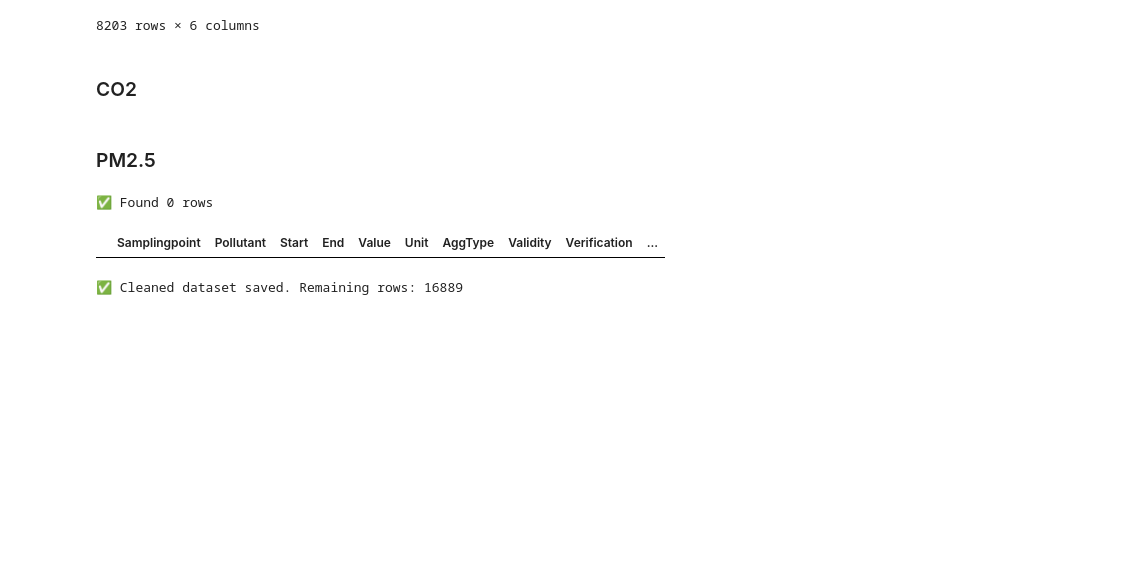
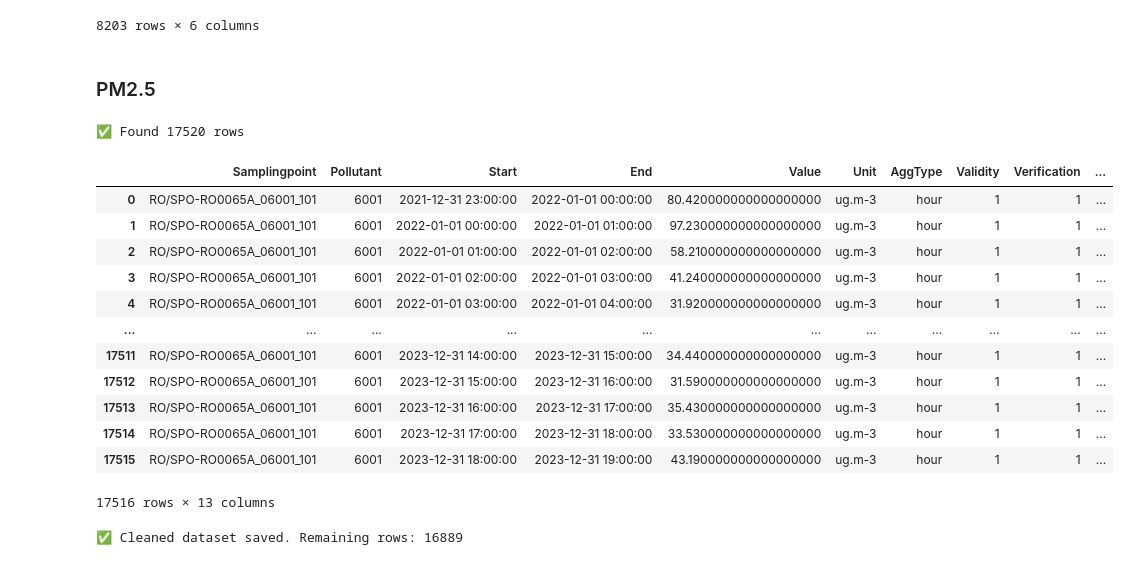
Before and after one commit to HemisCoding/bucharest-pollution-detector, a Jupyter notebook: notebooks/Pollution_Factors Data Collection.ipynb, the cells around one changed output. Cells and saved outputs as stored; diff of their text form; code cells hidden in the pictures; blank space fills up the shorter version.

```diff
--- a/notebooks/Pollution_Factors Data Collection.ipynb
+++ b/notebooks/Pollution_Factors Data Collection.ipynb
@@ -226,5 +80,3 @@ df_pm10_filtered.head(-4)
 | 8201 | 2022-12-22 03:00:00 | 2022-12-22 04:00:00 | 46.460000000000000000 | ug.m-3 | 44.444925 | 26.127289 |
 | 8202 | 2022-12-22 04:00:00 | 2022-12-22 05:00:00 | 46.460000000000000000 | ug.m-3 | 44.444925 | 26.127289 |
 8203 rows × 6 columns
-# %% [markdown]
-### CO2
@@ -250,28 +85,42 @@ df_pm10_filtered.head(-4)
 # %%
 import pandas as pd
 from pathlib import Path
 
 # Folder where your files are
 folder = Path("../data/Checking data/pm25_2013-2023")
 
 # Match all files named file1.parquet to file6.parquet
 files = sorted(folder.glob("SPO-*.parquet"))
 
 # Read and concatenate them
 dfs = [pd.read_parquet(f) for f in files]
 df_all = pd.concat(dfs, ignore_index=True)
 
 # Extract station code from Samplingpoint
 df_all["station_code"] = df_all["Samplingpoint"].str.extract(r"(RO\d{4}A)")
 
-# Filter only for RO0070A (B-6)
-df_b4 = df_all[df_all["station_code"] == "RO0066A"].copy()
+# Filter only for RO0065A
+df_b4 = df_all[df_all["station_code"] == "RO0065A"].copy()
 
 print(f"✅ Found {len(df_b4)} rows")
 df_b4.head(-4)
+
+#Acesti pasi au fost facuti pentru fiecare statie in parte
 # %% [output]
-✅ Found 0 rows
+✅ Found 17520 rows
 |  | Samplingpoint | Pollutant | Start | End | Value | Unit | AggType | Validity | Verification | ... |
+| 0 | RO/SPO-RO0065A_06001_101 | 6001 | 2021-12-31 23:00:00 | 2022-01-01 00:00:00 | 80.420000000000000000 | ug.m-3 | hour | 1 | 1 | ... |
+| 1 | RO/SPO-RO0065A_06001_101 | 6001 | 2022-01-01 00:00:00 | 2022-01-01 01:00:00 | 97.230000000000000000 | ug.m-3 | hour | 1 | 1 | ... |
+| 2 | RO/SPO-RO0065A_06001_101 | 6001 | 2022-01-01 01:00:00 | 2022-01-01 02:00:00 | 58.210000000000000000 | ug.m-3 | hour | 1 | 1 | ... |
+| 3 | RO/SPO-RO0065A_06001_101 | 6001 | 2022-01-01 02:00:00 | 2022-01-01 03:00:00 | 41.240000000000000000 | ug.m-3 | hour | 1 | 1 | ... |
+| 4 | RO/SPO-RO0065A_06001_101 | 6001 | 2022-01-01 03:00:00 | 2022-01-01 04:00:00 | 31.920000000000000000 | ug.m-3 | hour | 1 | 1 | ... |
+| ... | ... | ... | ... | ... | ... | ... | ... | ... | ... | ... |
+| 17511 | RO/SPO-RO0065A_06001_101 | 6001 | 2023-12-31 14:00:00 | 2023-12-31 15:00:00 | 34.440000000000000000 | ug.m-3 | hour | 1 | 1 | ... |
+| 17512 | RO/SPO-RO0065A_06001_101 | 6001 | 2023-12-31 15:00:00 | 2023-12-31 16:00:00 | 31.590000000000000000 | ug.m-3 | hour | 1 | 1 | ... |
+| 17513 | RO/SPO-RO0065A_06001_101 | 6001 | 2023-12-31 16:00:00 | 2023-12-31 17:00:00 | 35.430000000000000000 | ug.m-3 | hour | 1 | 1 | ... |
+| 17514 | RO/SPO-RO0065A_06001_101 | 6001 | 2023-12-31 17:00:00 | 2023-12-31 18:00:00 | 33.530000000000000000 | ug.m-3 | hour | 1 | 1 | ... |
+| 17515 | RO/SPO-RO0065A_06001_101 | 6001 | 2023-12-31 18:00:00 | 2023-12-31 19:00:00 | 43.190000000000000000 | ug.m-3 | hour | 1 | 1 | ... |
+17516 rows × 13 columns
 # %%
 # 1. Selectăm doar coloanele necesare
 df_pm25 = df_b4[["Start", "End", "Value", "Unit"]].copy()
```
Also changed, not shown: parts of 15 cells of this notebook, 2 other files.
